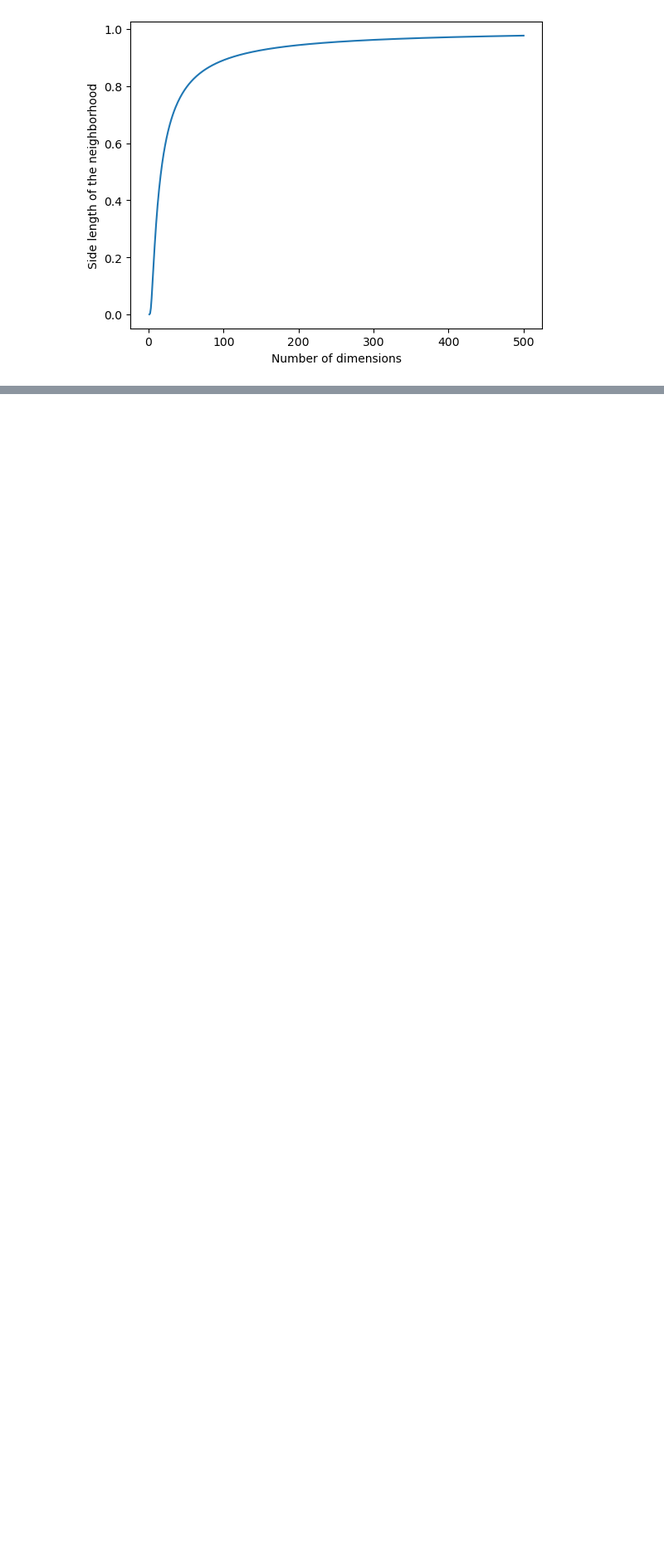
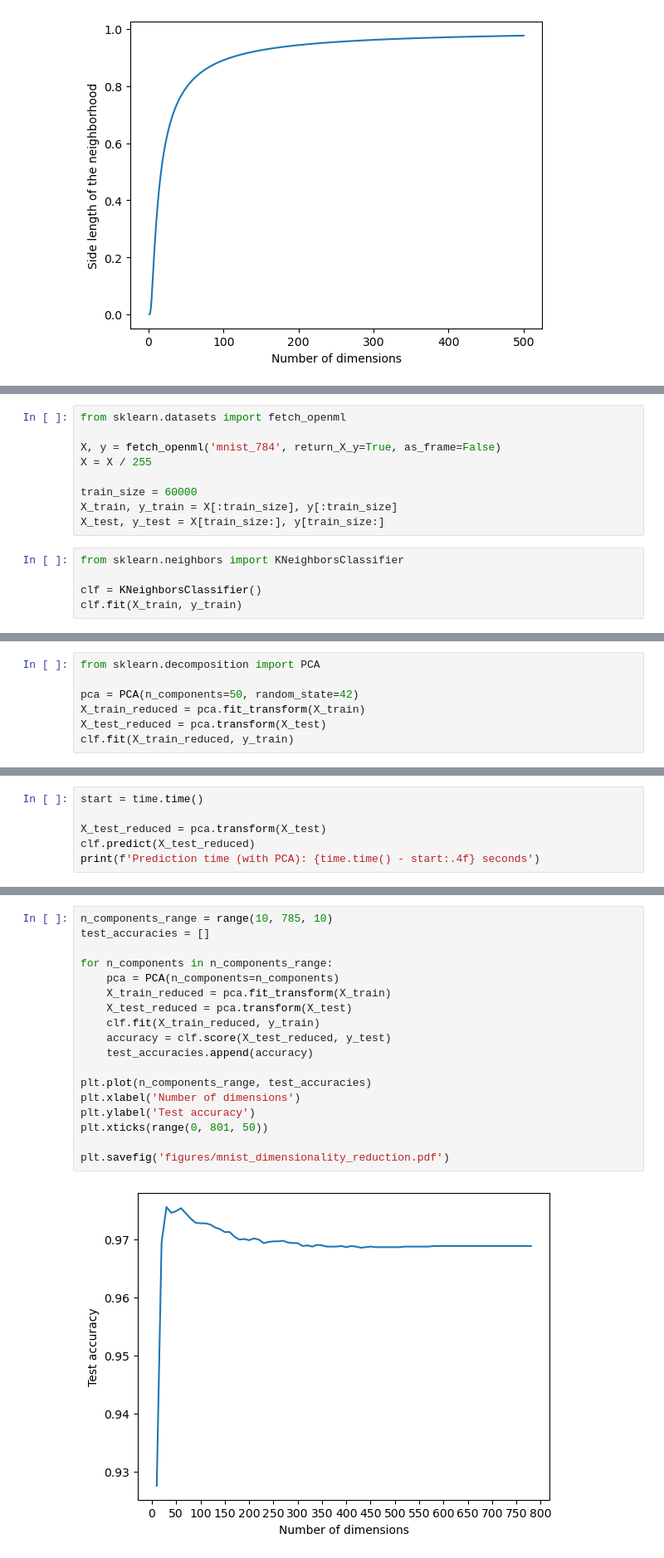
Before and after one commit to roiyeho/ml-book, a Jupyter notebook: Chapter06/CurseOfDimensionality.ipynb, the cells around one changed output, grey strips where cells are left out. Shown: that part at 83% size. Cells and saved outputs as stored; diff of their text form; blank space fills up the shorter version.

```diff
--- a/Chapter06/CurseOfDimensionality.ipynb
+++ b/Chapter06/CurseOfDimensionality.ipynb
@@ -30,0 +31,14 @@ l[-1]
+# %%
+from sklearn.datasets import fetch_openml
+
+X, y = fetch_openml('mnist_784', return_X_y=True, as_frame=False)
+X = X / 255
+
+train_size = 60000
+X_train, y_train = X[:train_size], y[:train_size]
+X_test, y_test = X[train_size:], y[train_size:]
+# %%
+from sklearn.neighbors import KNeighborsClassifier
+
+clf = KNeighborsClassifier()
+clf.fit(X_train, y_train)
@@ -30,0 +63,7 @@ l[-1]
+# %%
+from sklearn.decomposition import PCA
+
+pca = PCA(n_components=50, random_state=42)
+X_train_reduced = pca.fit_transform(X_train)
+X_test_reduced = pca.transform(X_test)
+clf.fit(X_train_reduced, y_train)
@@ -30,0 +78,6 @@ l[-1]
+# %%
+start = time.time()
+
+X_test_reduced = pca.transform(X_test)
+clf.predict(X_test_reduced)
+print(f'Prediction time (with PCA): {time.time() - start:.4f} seconds')
@@ -30,0 +86,20 @@ l[-1]
+# %%
+n_components_range = range(10, 785, 10)
+test_accuracies = []
+
+for n_components in n_components_range:
+    pca = PCA(n_components=n_components)
+    X_train_reduced = pca.fit_transform(X_train)
+    X_test_reduced = pca.transform(X_test)
+    clf.fit(X_train_reduced, y_train)
+    accuracy = clf.score(X_test_reduced, y_test)
+    test_accuracies.append(accuracy)
+
+plt.plot(n_components_range, test_accuracies)
+plt.xlabel('Number of dimensions')
+plt.ylabel('Test accuracy')
+plt.xticks(range(0, 801, 50))
+
+plt.savefig('figures/mnist_dimensionality_reduction.pdf')
+# %% [output]
+[figure, added]
```
Also changed, not shown: parts of 11 cells of this notebook, 16 other files.
